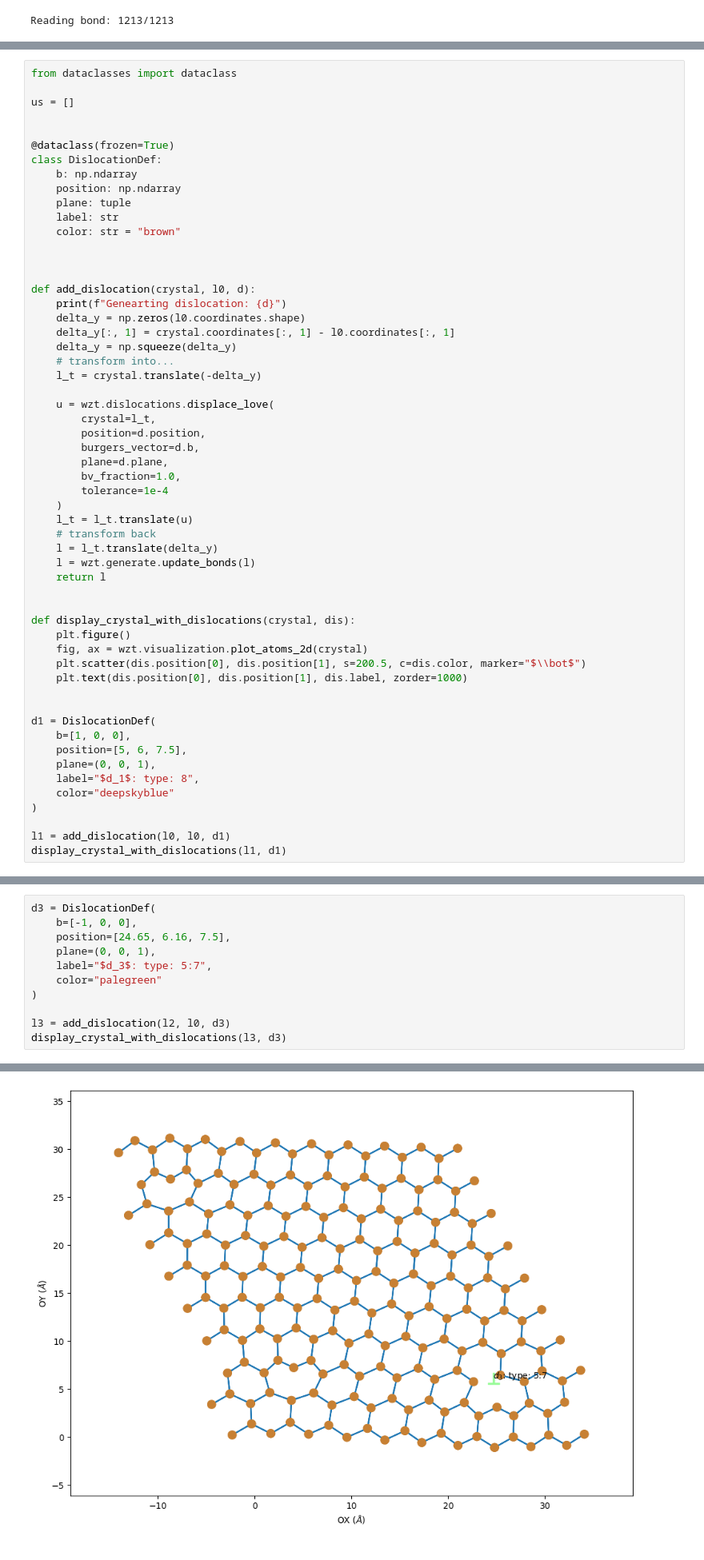
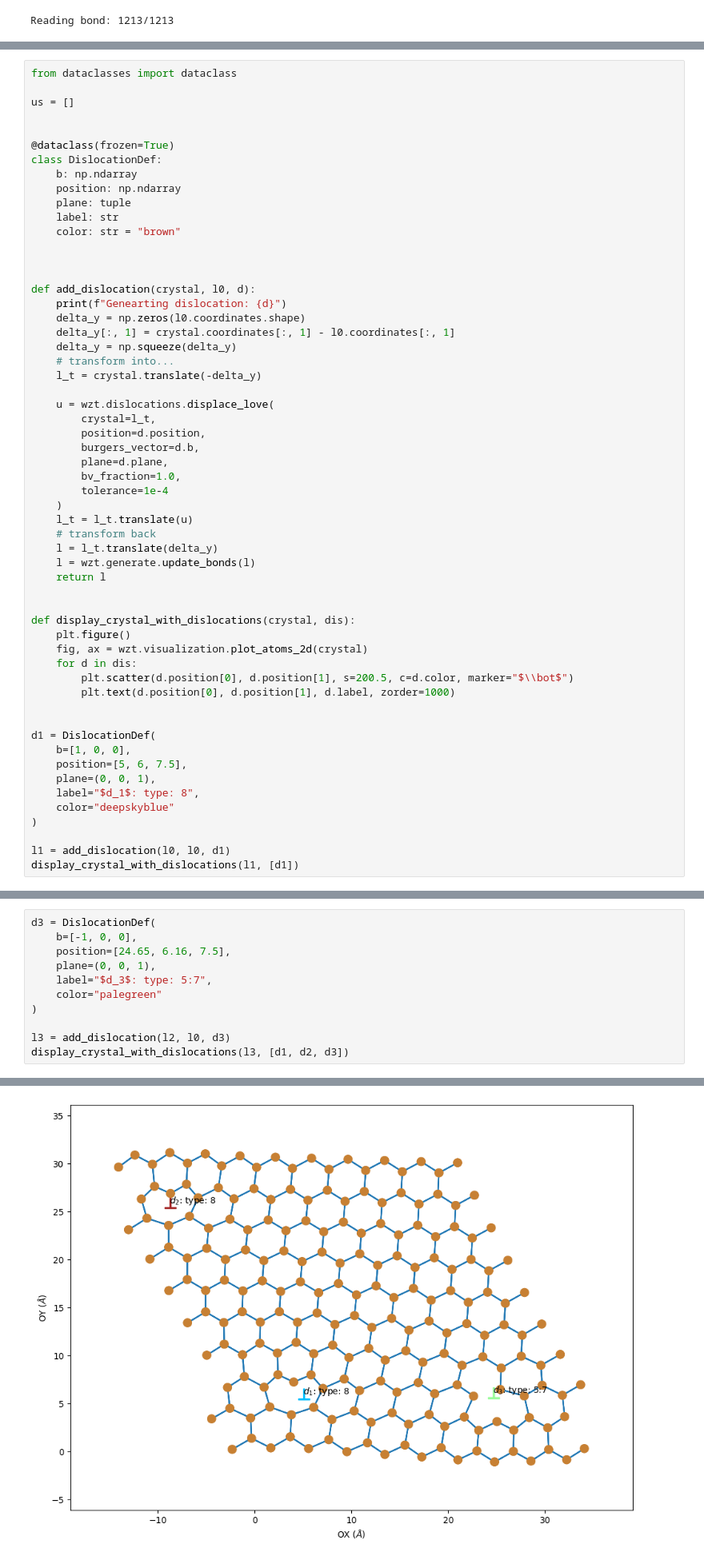
Before and after one commit to pjarosik/wurtzite, a Jupyter notebook: examples/delta_y_n_edge_dislocations.ipynb, the cells around one changed output, grey strips where cells are left out. Shown at 80% size. Saved outputs shown, nothing was run; the diff lists cells and outputs as text.

```diff
--- a/examples/delta_y_n_edge_dislocations.ipynb
+++ b/examples/delta_y_n_edge_dislocations.ipynb
@@ -124,8 +120,9 @@ def add_dislocation(crystal, l0, d):
 def display_crystal_with_dislocations(crystal, dis):
     plt.figure()
     fig, ax = wzt.visualization.plot_atoms_2d(crystal)
-    plt.scatter(dis.position[0], dis.position[1], s=200.5, c=dis.color, marker="$\\bot$")
-    plt.text(dis.position[0], dis.position[1], dis.label, zorder=1000)
+    for d in dis:
+        plt.scatter(d.position[0], d.position[1], s=200.5, c=d.color, marker="$\\bot$")
+        plt.text(d.position[0], d.position[1], d.label, zorder=1000)
 
 
 d1 = DislocationDef(
@@ -137,7 +134,7 @@ d1 = DislocationDef(
 )
 
 l1 = add_dislocation(l0, l0, d1)
-display_crystal_with_dislocations(l1, d1)
+display_crystal_with_dislocations(l1, [d1])
 # %% [output]
 Genearting dislocation: DislocationDef(b=[1, 0, 0], position=[5, 6, 7.5], plane=(0, 0, 1), label='$d_1$: type: 8', color='deepskyblue')
 Reading bond: 1213/1213
@@ -162,19 +159,19 @@ Reading bond: 1213/1213
 # %%
 d3 = DislocationDef(
     b=[-1, 0, 0],
     position=[24.65, 6.16, 7.5],
     plane=(0, 0, 1),
     label="$d_3$: type: 5:7",
     color="palegreen"
 )
 
 l3 = add_dislocation(l2, l0, d3)
-display_crystal_with_dislocations(l3, d3)
+display_crystal_with_dislocations(l3, [d1, d2, d3])
 # %% [output]
 Genearting dislocation: DislocationDef(b=[-1, 0, 0], position=[24.65, 6.16, 7.5], plane=(0, 0, 1), label='$d_3$: type: 5:7', color='palegreen')
 Reading bond: 1210/1210
 <Figure size 640x480 with 0 Axes>
-[figure, old version]
+[figure, new version]
 # %%
 d4 = DislocationDef(
     b=[-1, 0, 0],
```
Also changed, not shown: parts of 4 cells of this notebook, 1 other file.
